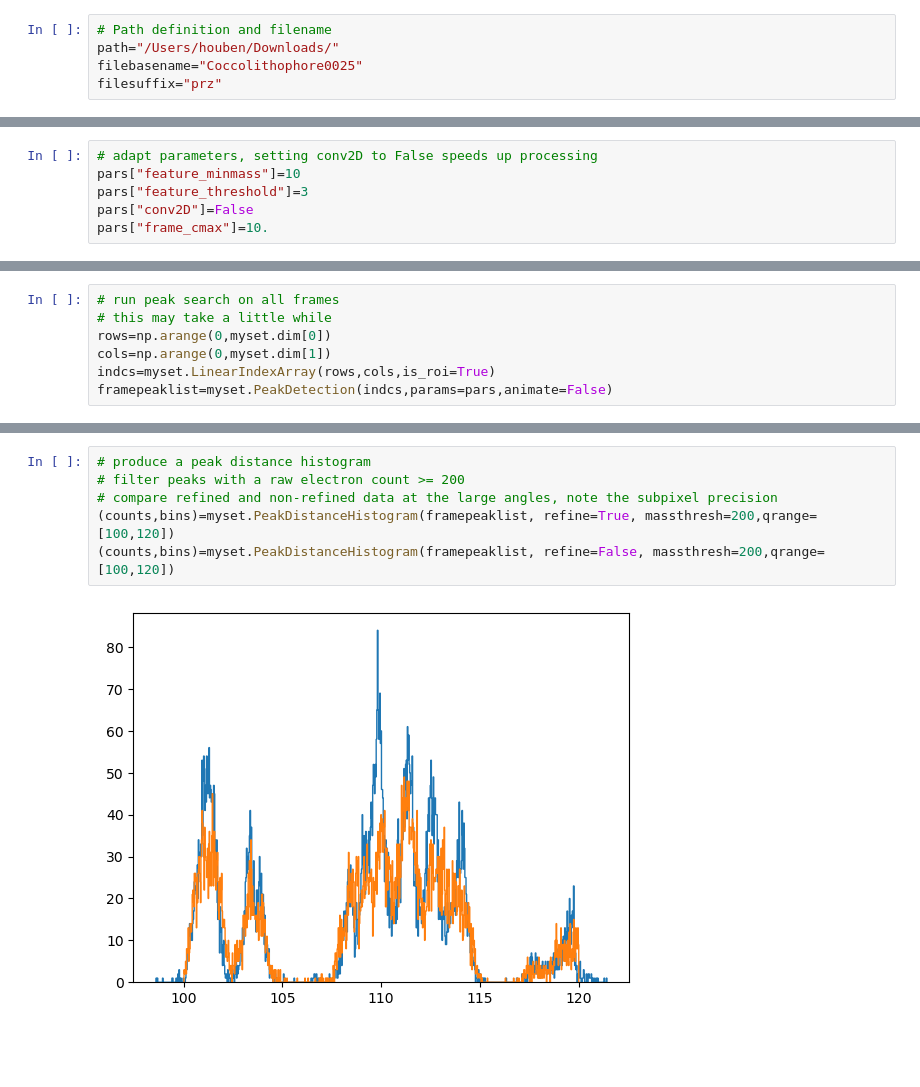
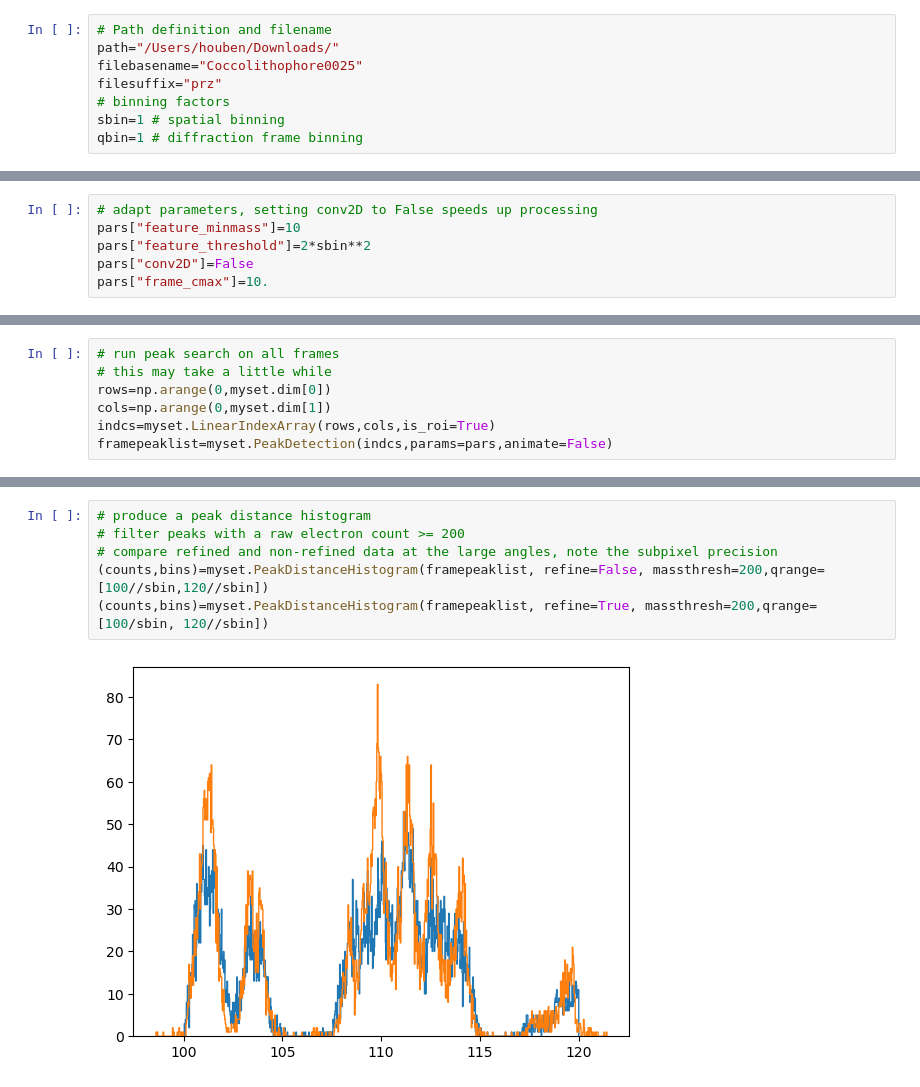
Before and after one commit to LotharHouben/nbed, a Jupyter notebook: examples/nbed-module-peak_detection.ipynb, the cells around one changed output, grey strips where cells are left out. Saved outputs shown, nothing was run; the diff lists cells and outputs as text; blank space fills up the shorter version.

```diff
--- a/examples/nbed-module-peak_detection.ipynb
+++ b/examples/nbed-module-peak_detection.ipynb
@@ -38,6 +39,9 @@ Currently supported formats:
 path="/Users/houben/Downloads/"
 filebasename="Coccolithophore0025"
 filesuffix="prz"
+# binning factors
+sbin=1 # spatial binning
+qbin=1 # diffraction frame binning
 # %%
 # create an instance of the pyNBED module and load data
 myset=nbed.pyNBED()
@@ -201,7 +231,7 @@ conv2D :  True
 # %%
 # adapt parameters, setting conv2D to False speeds up processing
 pars["feature_minmass"]=10
-pars["feature_threshold"]=3
+pars["feature_threshold"]=2*sbin**2
 pars["conv2D"]=False
 pars["frame_cmax"]=10.
 # %% [markdown]
@@ -265,8 +299,8 @@ framepeaklist[frameno]
 # %%
 # produce a peak distance histogram
 # filter peaks with a raw electron count >= 200
 # compare refined and non-refined data at the large angles, note the subpixel precision
-(counts,bins)=myset.PeakDistanceHistogram(framepeaklist, refine=True, massthresh=200,qrange=[100,120])
-(counts,bins)=myset.PeakDistanceHistogram(framepeaklist, refine=False, massthresh=200,qrange=[100,120])
+(counts,bins)=myset.PeakDistanceHistogram(framepeaklist, refine=False, massthresh=200,qrange=[100//sbin,120//sbin])
+(counts,bins)=myset.PeakDistanceHistogram(framepeaklist, refine=True, massthresh=200,qrange=[100/sbin, 120//sbin])
 # %% [output]
-[figure, old version]
+[figure, new version]
```
Also changed, not shown: parts of 14 cells of this notebook, 6 other files.
